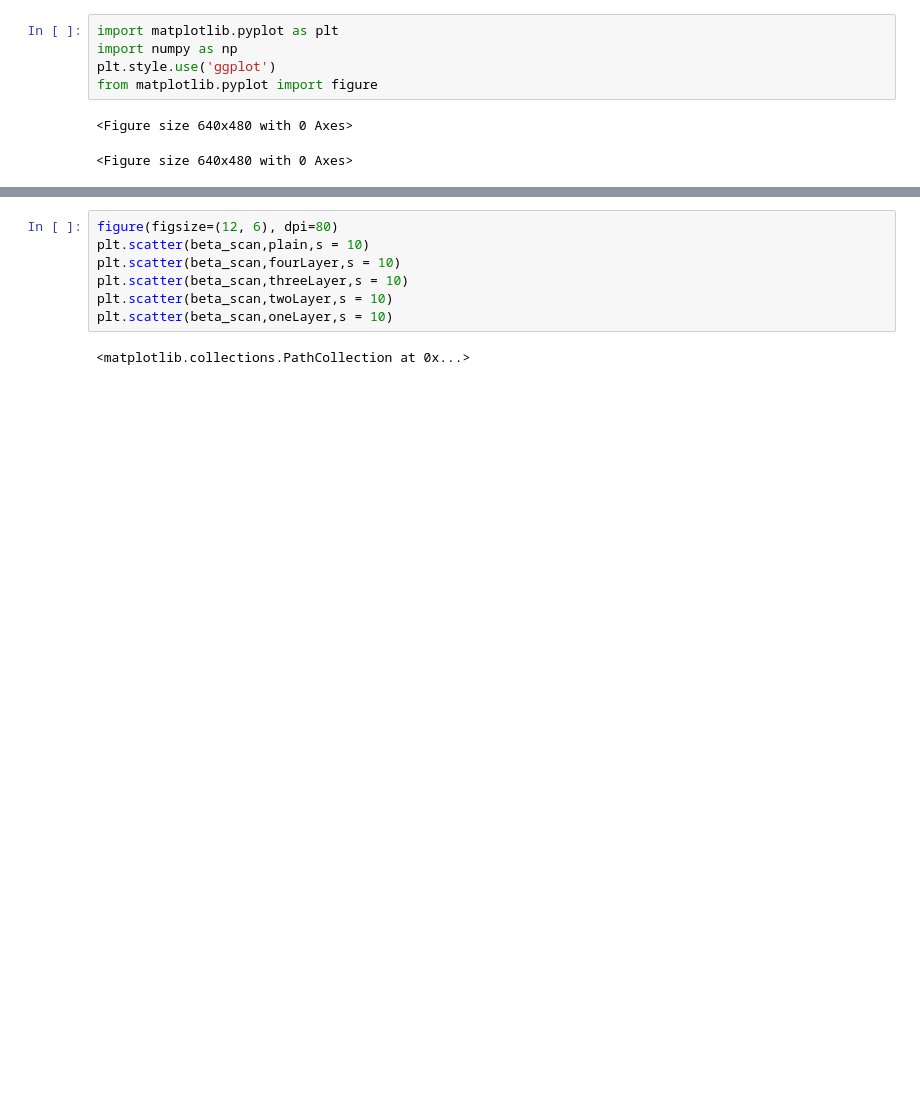
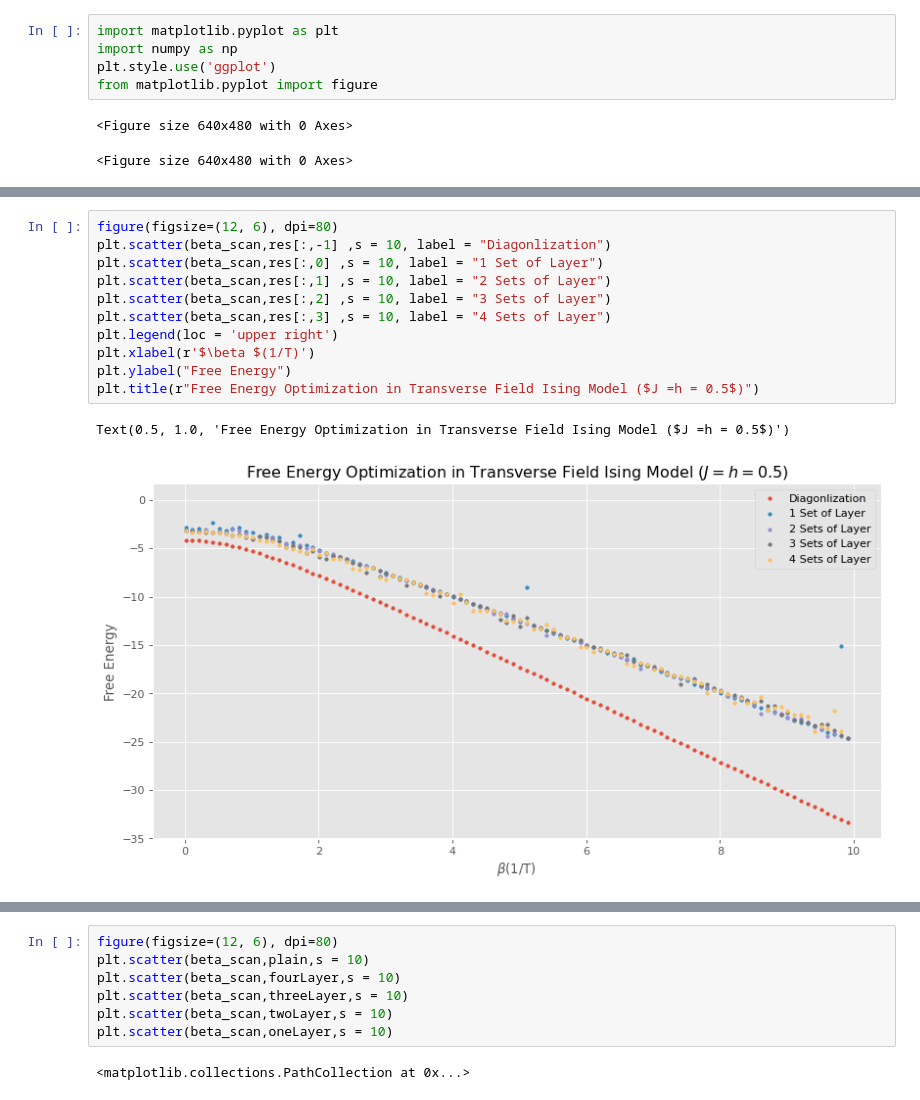
Before and after one commit to panmx-phys/MLPhys, a Jupyter notebook: QC/pure/plotData.ipynb, the cells around one changed output, grey strips where cells are left out. Cells and saved outputs as stored; diff of their text form; blank space fills up the shorter version.

```diff
--- a/QC/pure/plotData.ipynb
+++ b/QC/pure/plotData.ipynb
@@ -9 +40,15 @@ from matplotlib.pyplot import figure
+# %%
+figure(figsize=(12, 6), dpi=80)
+plt.scatter(beta_scan,res[:,-1] ,s = 10, label = "Diagonlization")
+plt.scatter(beta_scan,res[:,0] ,s = 10, label = "1 Set of Layer")
+plt.scatter(beta_scan,res[:,1] ,s = 10, label = "2 Sets of Layer")
+plt.scatter(beta_scan,res[:,2] ,s = 10, label = "3 Sets of Layer")
+plt.scatter(beta_scan,res[:,3] ,s = 10, label = "4 Sets of Layer")
+plt.legend(loc = 'upper right')
+plt.xlabel(r'$\beta $(1/T)')
+plt.ylabel("Free Energy")
+plt.title(r"Free Energy Optimization in Transverse Field Ising Model ($J =h = 0.5$)")
+# %% [output]
+Text(0.5, 1.0, 'Free Energy Optimization in Transverse Field Ising Model ($J =h = 0.5$)')
+[figure, added]
 # %%
```
Also changed, not shown: parts of 9 cells of this notebook, 8 other files.
